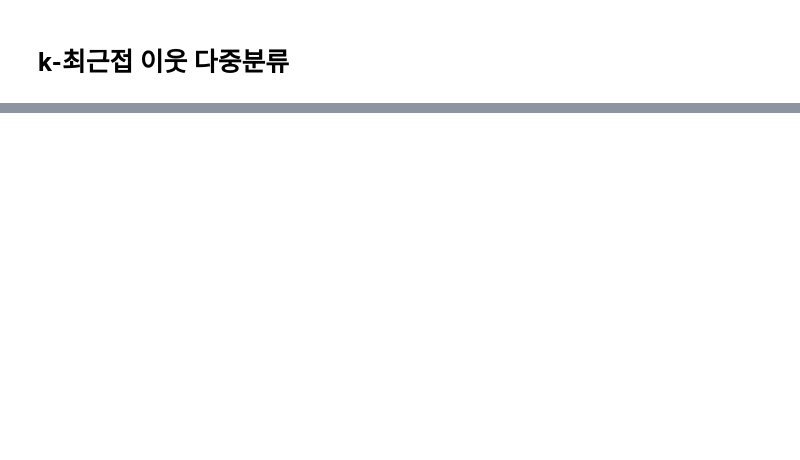
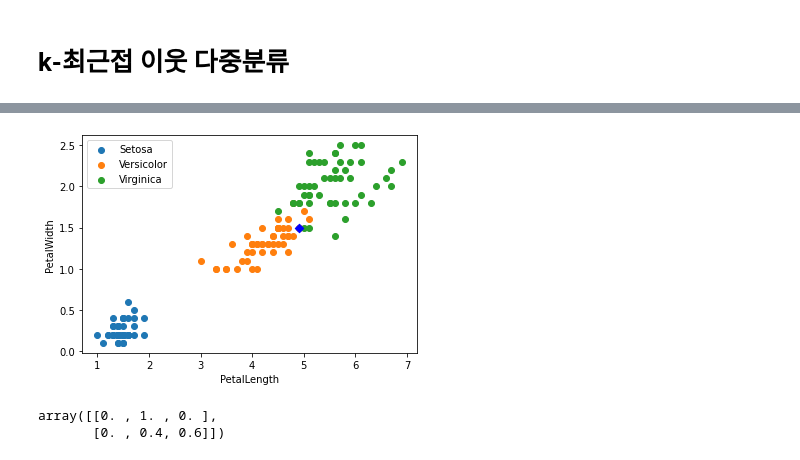
Before and after one commit to zangsu/AI_Hub, a Jupyter notebook: 2022_Mobile_AI_AIHUB/1_k-NearestNeighbor.ipynb, the cells around one changed output, grey strips where cells are left out. Cells and saved outputs as stored; diff of their text form; code cells hidden in the pictures; blank space fills up the shorter version.

```diff
--- a/2022_Mobile_AI_AIHUB/1_k-NearestNeighbor.ipynb
+++ b/2022_Mobile_AI_AIHUB/1_k-NearestNeighbor.ipynb
@@ -29,0 +249,21 @@ iris = pd.read_csv('/content/drive/My Drive/2022_Mobile_AI_AIHUB/iris.csv')
+# %%
+realData = [4.9, 1.5]
+plt.scatter(setosa[:,0], setosa[:, 1])
+plt.scatter(versicolor[:, 0], versicolor[:, 1])
+plt.scatter(virginica[:, 0], virginica[:, 1])
+plt.scatter(realData[0], realData[1], marker='D', c = 'B')
+plt.xlabel('PetalLength')
+plt.ylabel('PetalWidth')
+plt.legend(['Setosa', 'Versicolor', 'Virginica'])
+
+plt.show()
+# %% [output]
+[figure, added]
+# %%
+#실측값을 스케일링하기
+realData = np.array([[4.9, 1.5], [4.7, 1.7]])
+real_scaled = ss.transform(realData)
+kn.predict_proba(real_scaled)
+# %% [output]
+array([[0. , 1. , 0. ],
+       [0. , 0.4, 0.6]])
```
Also changed, not shown: parts of 34 cells of this notebook, 8 other files.
